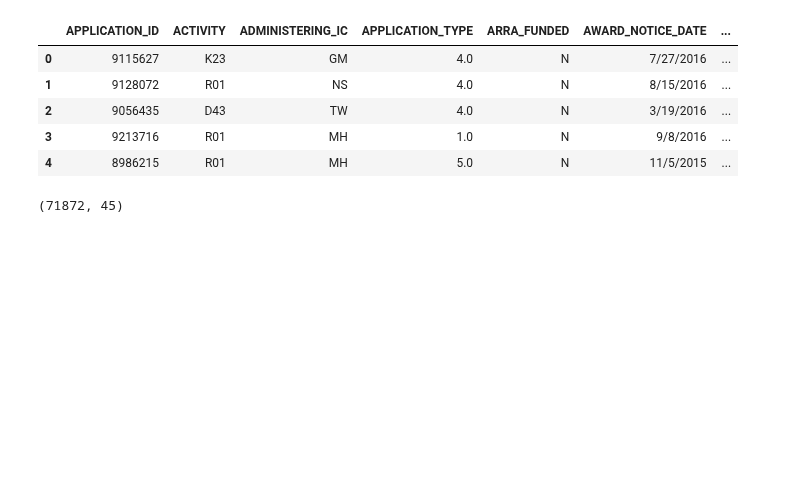
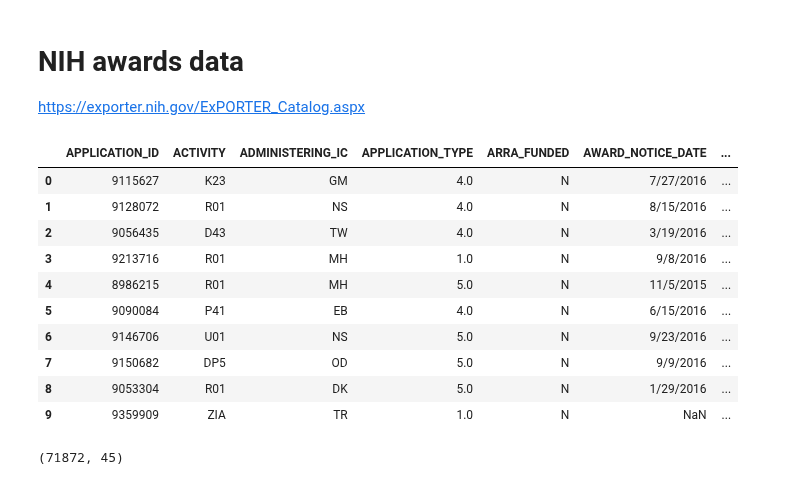
Before and after one commit to yuwie10/nih-awards, a Jupyter notebook: nih_awards.ipynb, the cells around one changed output. Drawn from its saved outputs; the diff is of its cells as text; code cells hidden in the pictures; blank space fills up the shorter version.

```diff
--- a/nih_awards.ipynb
+++ b/nih_awards.ipynb
@@ -1,3 +1,6 @@
+# %% [markdown]
+# NIH awards data
+https://exporter.nih.gov/ExPORTER_Catalog.aspx
 # %%
 import requests, zipfile, io
 from bs4 import BeautifulSoup
@@ -9,9 +14,24 @@ InteractiveShell.ast_node_interactivity = "all"
 # %%
 url = 'https://exporter.nih.gov/CSVs/final/RePORTER_PRJ_C_FY2016.zip'
-r = requests.get(url)
-try:
-    r.raise_for_status()
-except Exception as exc:
-    print('There was a problem {}'.format(exc))
-z = zipfile.ZipFile(io.BytesIO(r.content))
+r = requests.get(url).content
+z = zipfile.ZipFile(io.BytesIO(r))
 z.extractall()
+
+csv = 'RePORTER_PRJ_C_FY2016.csv'
+grants_2016_raw = pd.read_csv(csv, encoding = 'latin1')
+os.remove(csv)
+
+pd.set_option('display.max_columns', 50)
+grants_2016_raw.head(10)
+# %% [output]
+|  | APPLICATION_ID | ACTIVITY | ADMINISTERING_IC | APPLICATION_TYPE | ARRA_FUNDED | AWARD_NOTICE_DATE | ... |
+| 0 | 9115627 | K23 | GM | 4.0 | N | 7/27/2016 | ... |
+| 1 | 9128072 | R01 | NS | 4.0 | N | 8/15/2016 | ... |
+| 2 | 9056435 | D43 | TW | 4.0 | N | 3/19/2016 | ... |
+| 3 | 9213716 | R01 | MH | 1.0 | N | 9/8/2016 | ... |
+| 4 | 8986215 | R01 | MH | 5.0 | N | 11/5/2015 | ... |
+| 5 | 9090084 | P41 | EB | 4.0 | N | 6/15/2016 | ... |
+| 6 | 9146706 | U01 | NS | 5.0 | N | 9/23/2016 | ... |
+| 7 | 9150682 | DP5 | OD | 5.0 | N | 9/9/2016 | ... |
+| 8 | 9053304 | R01 | DK | 5.0 | N | 1/29/2016 | ... |
+| 9 | 9359909 | ZIA | TR | 1.0 | N | NaN | ... |
@@ -20,13 +38,3 @@ grants_2016_raw = pd.read_csv('RePORTER_PRJ_C_FY2016.csv', encoding = 'latin1')
-# %%
-pd.set_option('display.max_columns', 50)
-grants_2016_raw.head()
-# %% [output]
-|  | APPLICATION_ID | ACTIVITY | ADMINISTERING_IC | APPLICATION_TYPE | ARRA_FUNDED | AWARD_NOTICE_DATE | ... |
-| 0 | 9115627 | K23 | GM | 4.0 | N | 7/27/2016 | ... |
-| 1 | 9128072 | R01 | NS | 4.0 | N | 8/15/2016 | ... |
-| 2 | 9056435 | D43 | TW | 4.0 | N | 3/19/2016 | ... |
-| 3 | 9213716 | R01 | MH | 1.0 | N | 9/8/2016 | ... |
-| 4 | 8986215 | R01 | MH | 5.0 | N | 11/5/2015 | ... |
 # %%
 grants_2016_raw.shape
 # %% [output]
```
Also changed, not shown: parts of 43 cells of this notebook, 2 other files.
